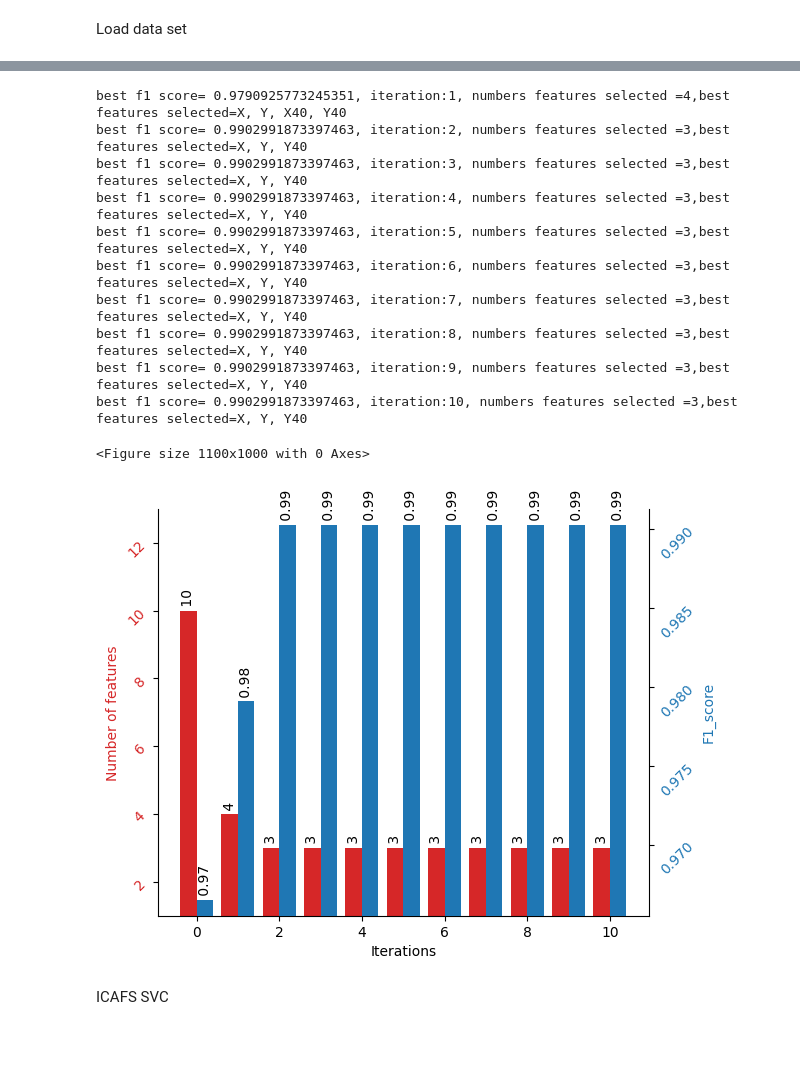
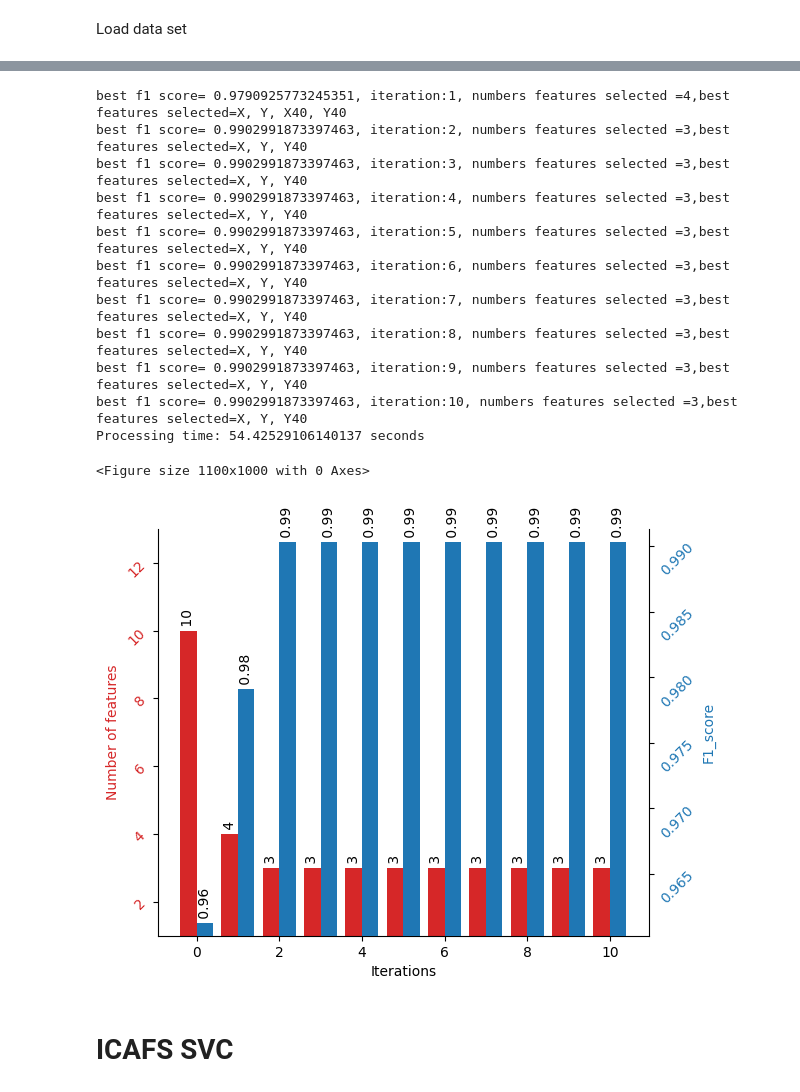
Before and after one commit to mikefixer/icafs, a Jupyter notebook: notebookes/icafs.ipynb, the cells around one changed output, grey strips where cells are left out. Drawn from its saved outputs; the diff is of its cells as text; code cells hidden in the pictures; blank space fills up the shorter version.

```diff
--- a/notebookes/icafs.ipynb
+++ b/notebookes/icafs.ipynb
@@ -82,7 +83,6 @@ def ICAFS(dataset_X, dataset_Y, strenght,max_iteartion,model, print_logs=False):
   while max_iteartion_aux > 0:
 
       dict_parameters = {}
-      partial_best_list = []
       partial_score = 0
       for colum_key in best_data_set:
           dict_parameters[colum_key] = v_variable
@@ -106,9 +106,9 @@ def ICAFS(dataset_X, dataset_Y, strenght,max_iteartion,model, print_logs=False):
 
           if final_score >= partial_score :
               partial_score = final_score
-              partial_best_list = list_attributes_to_consider
+              best_data_set = list_attributes_to_consider.copy()
           clf_new = None
-      best_data_set = partial_best_list.copy()
+      #best_data_set = partial_best_list.copy()
       best_f1_score = partial_score
 
       if print_logs:
@@ -123,11 +123,9 @@ def ICAFS(dataset_X, dataset_Y, strenght,max_iteartion,model, print_logs=False):
   return iter_list,featur_list,score_list
 
 def initial_test_training(score_list, iter_list, feature_list ,X,y,model):
-     X_train_temp, X_test_temp, y_train_temp, y_test_temp = train_test_split(X.values, y.values.ravel(), test_size=0.20, random_state=42)
      clf_new = train_model(model)
-     clf_new.fit(X_train_temp, y_train_temp)
-     y_pred = clf_new.predict(X_test_temp)
-     score_list.append(f1_score(y_test_temp, y_pred,average='macro'))
+     score = cross_val_score(clf_new,X.values, y.values.ravel(), cv=5, scoring='f1_macro')
+     score_list.append(score.mean())
      feature_list.append(X.shape[1])
      iter_list.append(0)
 
@@ -321,22 +338,25 @@ plot_original_vs_reduced_umap(X_olive[['1032.3625', '1130.77', '1180.939', '1217
 # %%
 start_time = time.time()
 iterations ,feature,score = ICAFS(X_cis,y_cis,3,10,'KNeighborsClassifier(n_neighbors=3)',True)
 plot_results_for_covering_array(score,feature,iterations, r'.\\output_images\\cis_knn_icafs.png')
+end_time = time.time()
+print(f"Processing time: {end_time - start_time} seconds")
 # %% [output]
 best f1 score= 0.9790925773245351, iteration:1, numbers features selected =4,best features selected=X, Y, X40, Y40
 best f1 score= 0.9902991873397463, iteration:2, numbers features selected =3,best features selected=X, Y, Y40
 best f1 score= 0.9902991873397463, iteration:3, numbers features selected =3,best features selected=X, Y, Y40
 best f1 score= 0.9902991873397463, iteration:4, numbers features selected =3,best features selected=X, Y, Y40
 best f1 score= 0.9902991873397463, iteration:5, numbers features selected =3,best features selected=X, Y, Y40
 best f1 score= 0.9902991873397463, iteration:6, numbers features selected =3,best features selected=X, Y, Y40
 best f1 score= 0.9902991873397463, iteration:7, numbers features selected =3,best features selected=X, Y, Y40
 best f1 score= 0.9902991873397463, iteration:8, numbers features selected =3,best features selected=X, Y, Y40
 best f1 score= 0.9902991873397463, iteration:9, numbers features selected =3,best features selected=X, Y, Y40
 best f1 score= 0.9902991873397463, iteration:10, numbers features selected =3,best features selected=X, Y, Y40
+Processing time: 54.42529106140137 seconds
 <Figure size 1100x1000 with 0 Axes>
-[figure, old version]
+[figure, new version]
-# %% [markdown]
-ICAFS SVC
+# %% [markdown]
+# ICAFS SVC
 # %%
 start_time = time.time()
 iterations ,feature,score  = ICAFS(X_cacao,y_cacao,2,10,'svm.SVC()' ,True)
```
Also changed, not shown: parts of 54 cells of this notebook, 12 other files.
